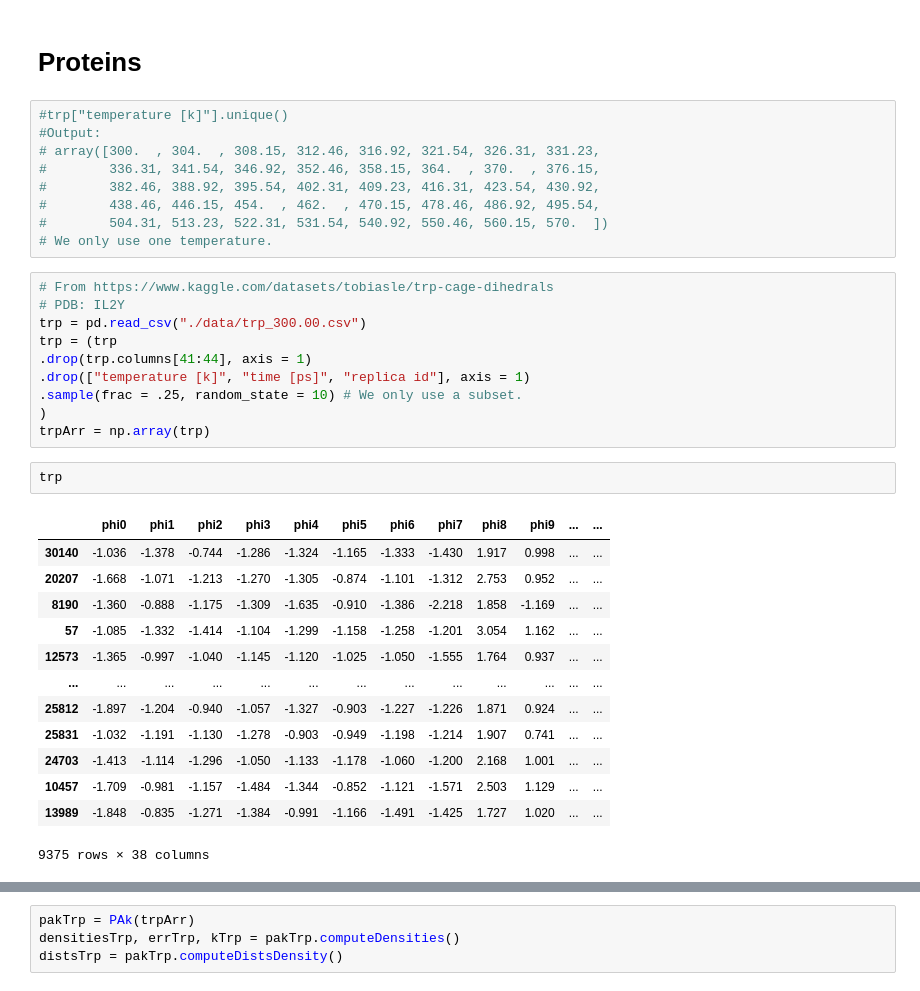
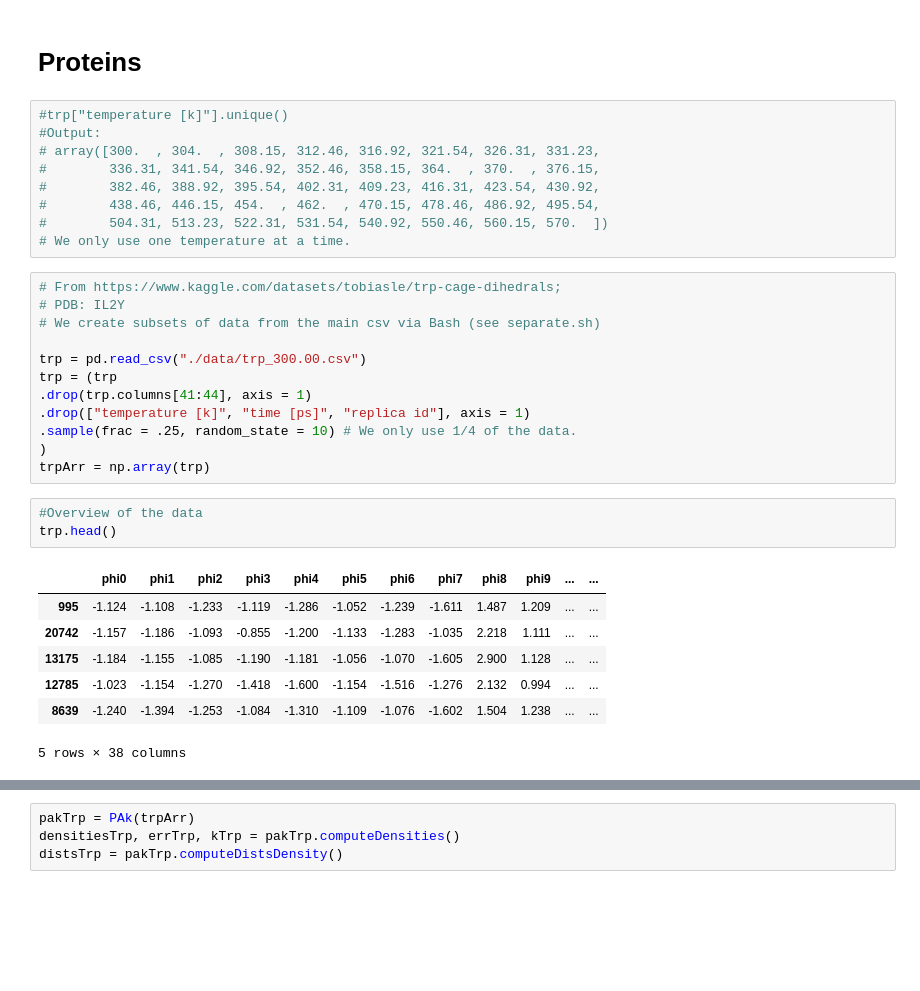
Before and after one commit to SultanOfSauce/pak, a Jupyter notebook: PAk_definitivo.ipynb, the cells around one changed output, grey strips where cells are left out. Saved outputs shown, nothing was run; the diff lists cells and outputs as text; blank space fills up the shorter version.

```diff
--- a/PAk_definitivo.ipynb
+++ b/PAk_definitivo.ipynb
@@ -251,32 +272,29 @@ plt.stairs(counts, bins)
 #        382.46, 388.92, 395.54, 402.31, 409.23, 416.31, 423.54, 430.92,
 #        438.46, 446.15, 454.  , 462.  , 470.15, 478.46, 486.92, 495.54,
 #        504.31, 513.23, 522.31, 531.54, 540.92, 550.46, 560.15, 570.  ])
-# We only use one temperature.
+# We only use one temperature at a time.
 # %%
-# From https://www.kaggle.com/datasets/tobiasle/trp-cage-dihedrals
+# From https://www.kaggle.com/datasets/tobiasle/trp-cage-dihedrals;
 # PDB: IL2Y
+# We create subsets of data from the main csv via Bash (see separate.sh)
+
 trp = pd.read_csv("./data/trp_300.00.csv")
 trp = (trp
 .drop(trp.columns[41:44], axis = 1)
 .drop(["temperature [k]", "time [ps]", "replica id"], axis = 1)
-.sample(frac = .25, random_state = 10) # We only use a subset.
+.sample(frac = .25, random_state = 10) # We only use 1/4 of the data.
 )
 trpArr = np.array(trp)
-# %%
-trp
-# %% [output]
-|  | phi0 | phi1 | phi2 | phi3 | phi4 | phi5 | phi6 | phi7 | phi8 | phi9 | ... | ... |
-| 30140 | -1.036 | -1.378 | -0.744 | -1.286 | -1.324 | -1.165 | -1.333 | -1.430 | 1.917 | 0.998 | ... | ... |
-| 20207 | -1.668 | -1.071 | -1.213 | -1.270 | -1.305 | -0.874 | -1.101 | -1.312 | 2.753 | 0.952 | ... | ... |
-| 8190 | -1.360 | -0.888 | -1.175 | -1.309 | -1.635 | -0.910 | -1.386 | -2.218 | 1.858 | -1.169 | ... | ... |
-| 57 | -1.085 | -1.332 | -1.414 | -1.104 | -1.299 | -1.158 | -1.258 | -1.201 | 3.054 | 1.162 | ... | ... |
-| 12573 | -1.365 | -0.997 | -1.040 | -1.145 | -1.120 | -1.025 | -1.050 | -1.555 | 1.764 | 0.937 | ... | ... |
-| ... | ... | ... | ... | ... | ... | ... | ... | ... | ... | ... | ... | ... |
-| 25812 | -1.897 | -1.204 | -0.940 | -1.057 | -1.327 | -0.903 | -1.227 | -1.226 | 1.871 | 0.924 | ... | ... |
-| 25831 | -1.032 | -1.191 | -1.130 | -1.278 | -0.903 | -0.949 | -1.198 | -1.214 | 1.907 | 0.741 | ... | ... |
-| 24703 | -1.413 | -1.114 | -1.296 | -1.050 | -1.133 | -1.178 | -1.060 | -1.200 | 2.168 | 1.001 | ... | ... |
-| 10457 | -1.709 | -0.981 | -1.157 | -1.484 | -1.344 | -0.852 | -1.121 | -1.571 | 2.503 | 1.129 | ... | ... |
-| 13989 | -1.848 | -0.835 | -1.271 | -1.384 | -0.991 | -1.166 | -1.491 | -1.425 | 1.727 | 1.020 | ... | ... |
-9375 rows × 38 columns
+# %%
+#Overview of the data
+trp.head()
+# %% [output]
+|  | phi0 | phi1 | phi2 | phi3 | phi4 | phi5 | phi6 | phi7 | phi8 | phi9 | ... | ... |
+| 995 | -1.124 | -1.108 | -1.233 | -1.119 | -1.286 | -1.052 | -1.239 | -1.611 | 1.487 | 1.209 | ... | ... |
+| 20742 | -1.157 | -1.186 | -1.093 | -0.855 | -1.200 | -1.133 | -1.283 | -1.035 | 2.218 | 1.111 | ... | ... |
+| 13175 | -1.184 | -1.155 | -1.085 | -1.190 | -1.181 | -1.056 | -1.070 | -1.605 | 2.900 | 1.128 | ... | ... |
+| 12785 | -1.023 | -1.154 | -1.270 | -1.418 | -1.600 | -1.154 | -1.516 | -1.276 | 2.132 | 0.994 | ... | ... |
+| 8639 | -1.240 | -1.394 | -1.253 | -1.084 | -1.310 | -1.109 | -1.076 | -1.602 | 1.504 | 1.238 | ... | ... |
+5 rows × 38 columns
 # %%
 #Plotting the Ramachandran Plots.
```
Also changed, not shown: parts of 12 cells of this notebook.
